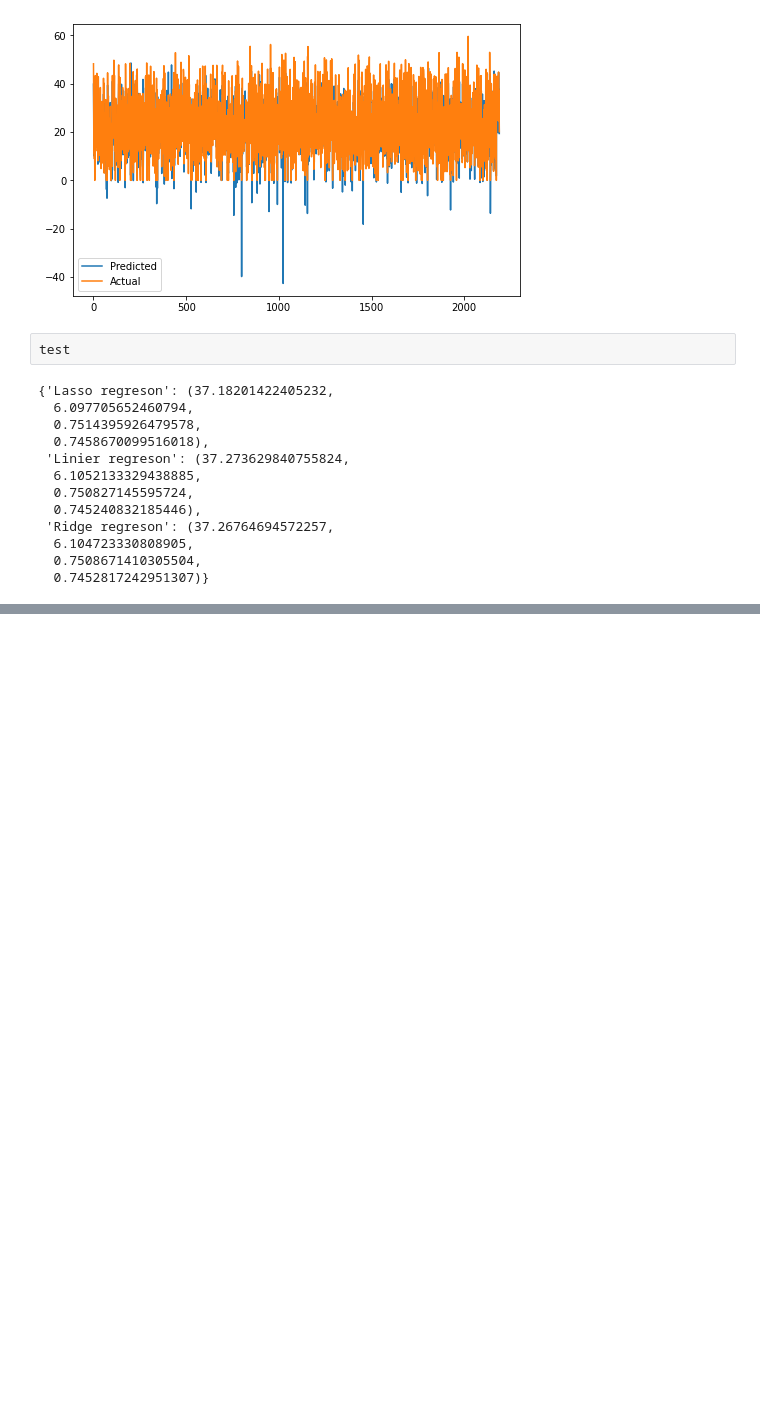
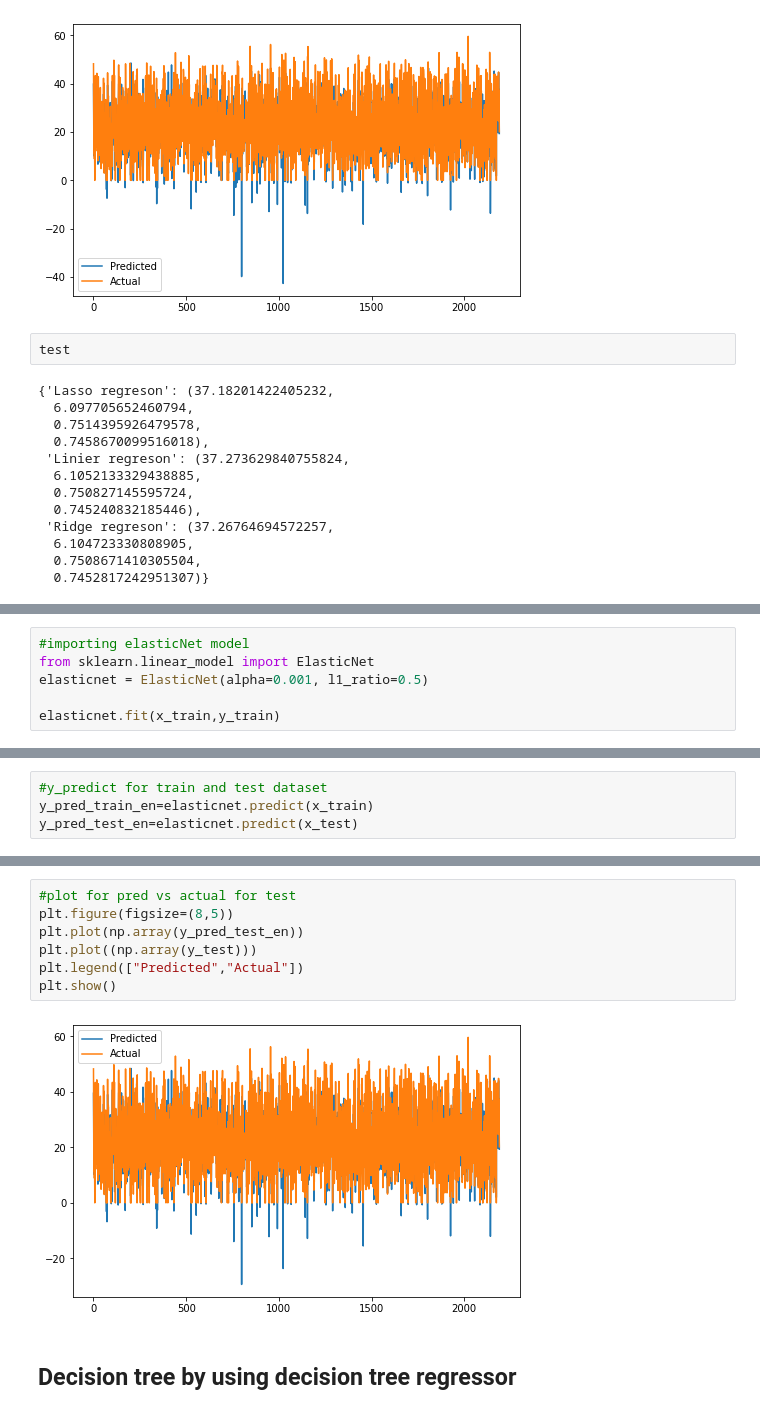
Before and after one commit to satyam-jyoti-sankar/Bike-Sharing-Demand-Prediction-, a Jupyter notebook: Bike_Sharing_Demand_Prediction_Capstone_Project.ipynb, the cells around one changed output, grey strips where cells are left out. Saved outputs shown, nothing was run; the diff lists cells and outputs as text; blank space fills up the shorter version.

```diff
--- a/Bike_Sharing_Demand_Prediction_Capstone_Project.ipynb
+++ b/Bike_Sharing_Demand_Prediction_Capstone_Project.ipynb
@@ -705,0 +708,6 @@ test
+# %%
+#importing elasticNet model
+from sklearn.linear_model import ElasticNet
+elasticnet = ElasticNet(alpha=0.001, l1_ratio=0.5)
+
+elasticnet.fit(x_train,y_train)
@@ -705,0 +720,4 @@ test
+# %%
+#y_predict for train and test dataset
+y_pred_train_en=elasticnet.predict(x_train)
+y_pred_test_en=elasticnet.predict(x_test)
@@ -705,0 +763,11 @@ test
+# %%
+#plot for pred vs actual for test
+plt.figure(figsize=(8,5))
+plt.plot(np.array(y_pred_test_en))
+plt.plot((np.array(y_test)))
+plt.legend(["Predicted","Actual"])
+plt.show()
+# %% [output]
+[figure, added]
+# %% [markdown]
+## Decision tree by using decision tree regressor
```
Also changed, not shown: parts of 19 cells of this notebook.
